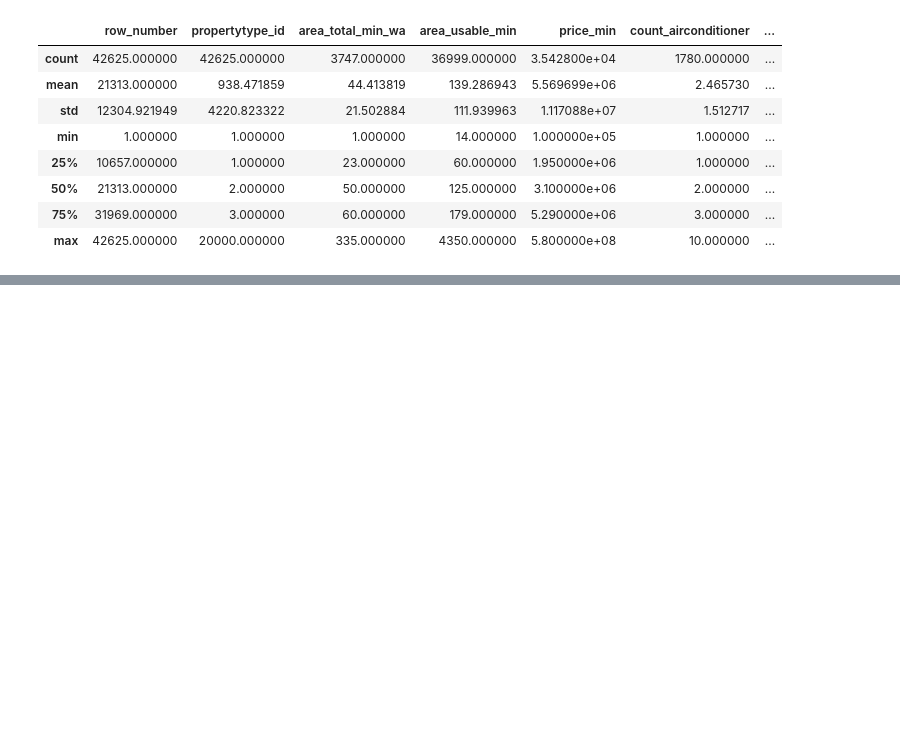
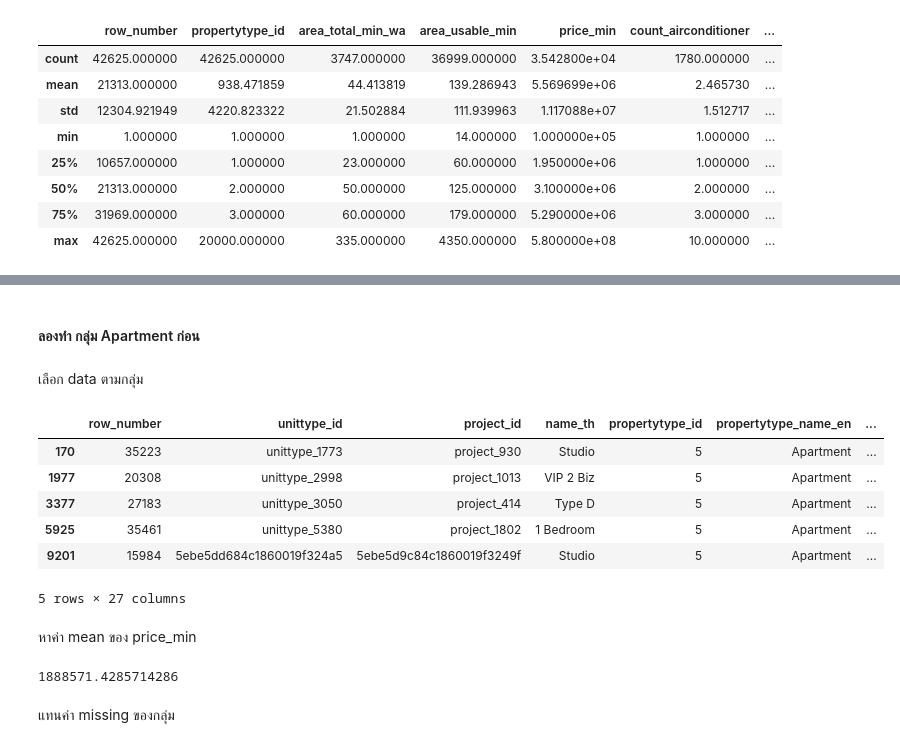
Before and after one commit to rattapornsupama/DPDM65, a Jupyter notebook: preprocessing.ipynb, the cells around one changed output, grey strips where cells are left out. Cells and saved outputs as stored; diff of their text form; code cells hidden in the pictures; blank space fills up the shorter version.

```diff
--- a/preprocessing.ipynb
+++ b/preprocessing.ipynb
@@ -442,0 +539,22 @@ unit_df.fillna({'count_elevator':0}).describe()  #.fillna({'ชื่อคอ
+# %% [markdown]
+#### ลองทำ กลุ่ม Apartment ก่อน
+# %% [markdown]
+เลือก data ตามกลุ่ม
+# %%
+unit_df[unit_df['propertytype_name_en']=='Apartment'].head()
+# %% [output]
+|  | row_number | unittype_id | project_id | name_th | propertytype_id | propertytype_name_en | ... |
+| 170 | 35223 | unittype_1773 | project_930 | Studio | 5 | Apartment | ... |
+| 1977 | 20308 | unittype_2998 | project_1013 | VIP 2 Biz | 5 | Apartment | ... |
+| 3377 | 27183 | unittype_3050 | project_414 | Type D | 5 | Apartment | ... |
+| 5925 | 35461 | unittype_5380 | project_1802 | 1 Bedroom | 5 | Apartment | ... |
+| 9201 | 15984 | 5ebe5dd684c1860019f324a5 | 5ebe5d9c84c1860019f3249f | Studio | 5 | Apartment | ... |
+5 rows × 27 columns
+# %% [markdown]
+หาค่า mean ของ price_min
+# %%
+unit_df[unit_df['propertytype_name_en']=='Apartment']['price_min'].mean()
+# %% [output]
+1888571.4285714286
+# %% [markdown]
+แทนค่า missing ของกลุ่ม
```
Also changed, not shown: parts of 44 cells of this notebook.
